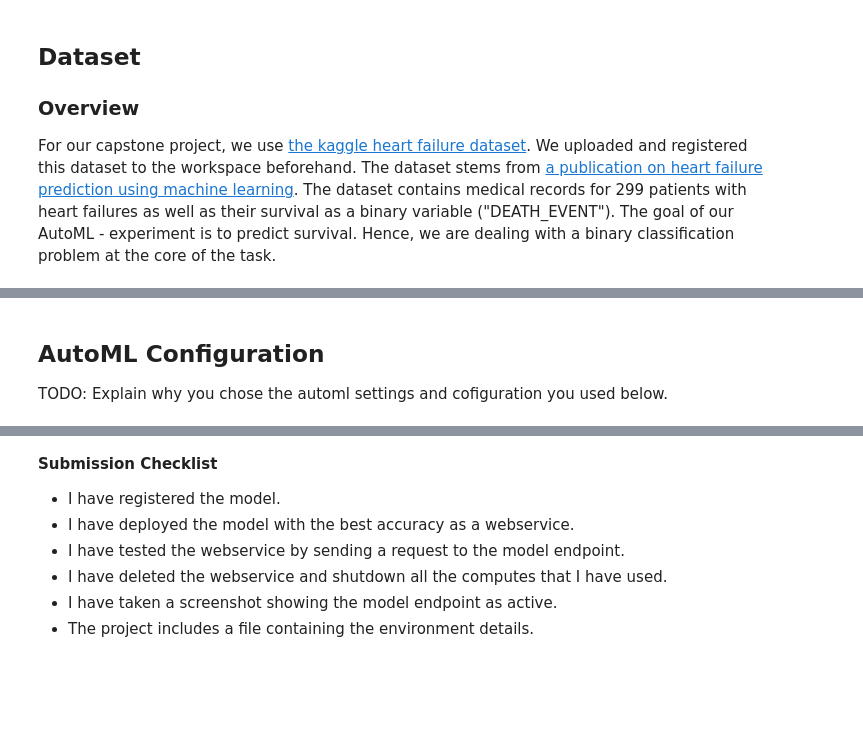
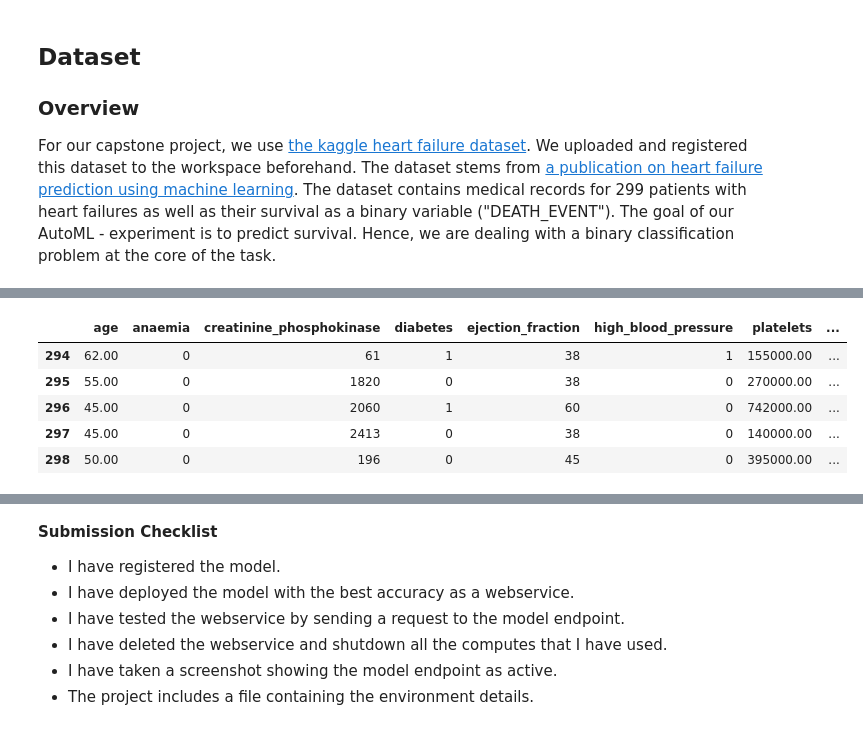
Before and after one commit to mxli417/nd00333-capstone, a Jupyter notebook: starter_file/automl.ipynb, the cells around one changed output, grey strips where cells are left out. Drawn from its saved outputs; the diff is of its cells as text; code cells hidden in the pictures; blank space fills up the shorter version.

```diff
--- a/starter_file/automl.ipynb
+++ b/starter_file/automl.ipynb
@@ -64,6 +76,9 @@ dataset.head()
 # %%
-dataset.tail()
+pd_dataset.tail()
+# %% [output]
+|  | age | anaemia | creatinine_phosphokinase | diabetes | ejection_fraction | high_blood_pressure | platelets | ... |
+| 294 | 62.00 | 0 | 61 | 1 | 38 | 1 | 155000.00 | ... |
+| 295 | 55.00 | 0 | 1820 | 0 | 38 | 0 | 270000.00 | ... |
+| 296 | 45.00 | 0 | 2060 | 1 | 60 | 0 | 742000.00 | ... |
+| 297 | 45.00 | 0 | 2413 | 0 | 38 | 0 | 140000.00 | ... |
+| 298 | 50.00 | 0 | 196 | 0 | 45 | 0 | 395000.00 | ... |
-# %% [markdown]
-## AutoML Configuration
-
-TODO: Explain why you chose the automl settings and cofiguration you used below.
```
Also changed, not shown: parts of 22 cells of this notebook, 5 other files.
